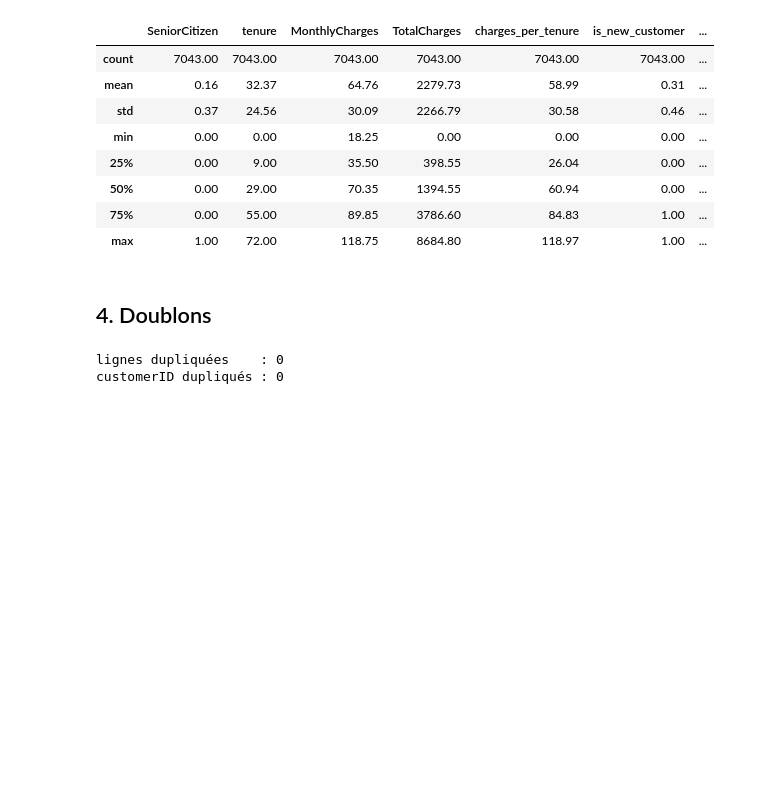
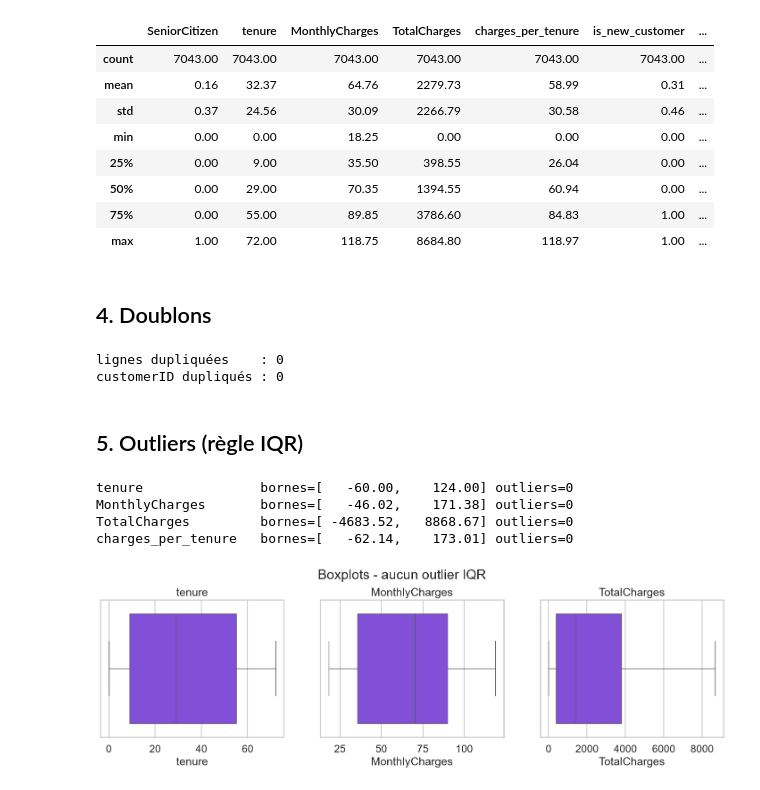
Before and after one commit to doughmi-ilyas/customer-churn-prediction, a Jupyter notebook: notebooks/01_eda.ipynb, the cells around one changed output. Saved outputs shown, nothing was run; the diff lists cells and outputs as text; code cells hidden in the pictures; blank space fills up the shorter version.

Commit message:
eda: add section "Outliers (règle IQR)"

```diff
--- a/notebooks/01_eda.ipynb
+++ b/notebooks/01_eda.ipynb
@@ -120,3 +120,25 @@ print(f"customerID dupliqués : {df['customerID'].duplicated().sum()}")
 # %% [output]
 lignes dupliquées    : 0
 customerID dupliqués : 0
+# %% [markdown]
+## 5. Outliers (règle IQR)
+# %%
+for col in ["tenure", "MonthlyCharges", "TotalCharges", "charges_per_tenure"]:
+    q1, q3 = df[col].quantile([0.25, 0.75])
+    lo, hi = q1 - 1.5 * (q3 - q1), q3 + 1.5 * (q3 - q1)
+    print(f"{col:<20} bornes=[{lo:9.2f}, {hi:9.2f}] outliers={((df[col] < lo) | (df[col] > hi)).sum()}")
+# %% [output]
+tenure               bornes=[   -60.00,    124.00] outliers=0
+MonthlyCharges       bornes=[   -46.02,    171.38] outliers=0
+TotalCharges         bornes=[ -4683.52,   8868.67] outliers=0
+charges_per_tenure   bornes=[   -62.14,    173.01] outliers=0
+# %%
+fig, axes = plt.subplots(1, 3, figsize=(18, 4))
+for ax, col in zip(axes, ["tenure", "MonthlyCharges", "TotalCharges"]):
+    sns.boxplot(data=df, x=col, ax=ax, color="#7c3aed")
+    ax.set_title(col)
+fig.suptitle("Boxplots - aucun outlier IQR", y=1.05)
+fig.savefig(f"{FIG_DIR}/02_boxplots_outliers.png", dpi=110, bbox_inches="tight")
+plt.show()
+# %% [output]
+[figure, added]
```
Also changed, not shown: 1 other file.
